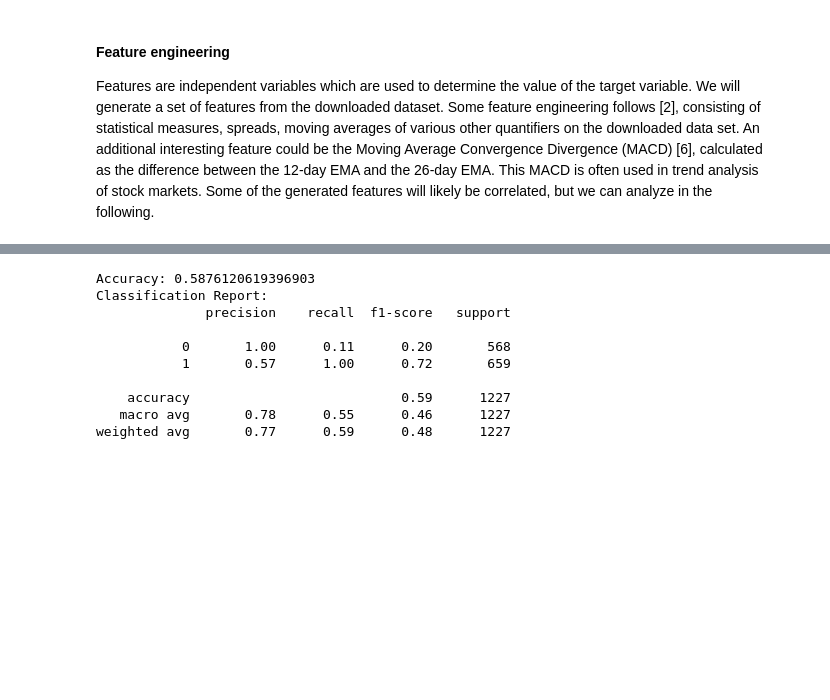
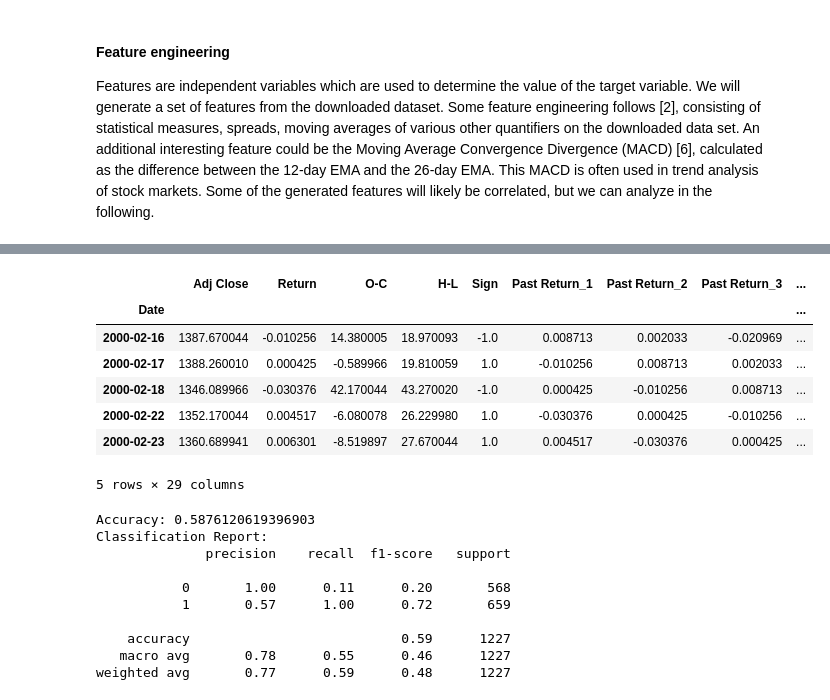
Before and after one commit to heidi123123/cqf, a Jupyter notebook: Exams/3/Exam 3.ipynb, the cells around one changed output, grey strips where cells are left out. Drawn from its saved outputs; the diff is of its cells as text; code cells hidden in the pictures; blank space fills up the shorter version.

```diff
--- a/Exams/3/Exam 3.ipynb
+++ b/Exams/3/Exam 3.ipynb
@@ -260,3 +229,37 @@ features.head()
+# %%
+def get_features(df):
+    df['O-C'] = df['Open'] - df['Close']  # difference between open and close prices, measuring intraday movement range
+    df['H-L'] = df['High'] - df['Low']  # difference between high and low prices, measuring intraday range
+    df['Sign'] = np.sign(np.log(df['Close'] / df['Close'].shift(1)))  # sign of return
+
+    for lag in [1, 2, 3, 5, 10, 30]:  # lagged returns for different lag periods
+        df[f'Past Return_{lag}'] = df['Return'].shift(lag)
+
+    for momentum_period in [1, 2, 3, 5, 10, 30]:  # price change over different momentum periods
+        df[f'Momentum_{momentum_period}'] = df['Close'] - df['Close'].shift(momentum_period)
+
+    for sma_period in [1, 2, 3, 5, 10, 30]:  # simple moving average over various time periods
+        df[f'SMA_{sma_period}'] = df['Close'].rolling(window=sma_period).mean()
+
+    for ema_period in [1, 2, 3, 5, 10, 30]:  # exponential moving average over various time periods
+        df[f'EMA_{ema_period}'] = df['Close'].ewm(span=ema_period, adjust=False).mean()
+
+    df.dropna(inplace=True)
+    features = df.drop(['Open', 'High', 'Low', 'Close', 'Volume'], axis=1)
+    return features
+
+
+features = get_features(df)
+features.head()
+# %% [output]
+|  | Adj Close | Return | O-C | H-L | Sign | Past Return_1 | Past Return_2 | Past Return_3 | ... |
+| Date |  |  |  |  |  |  |  |  | ... |
+| 2000-02-16 | 1387.670044 | -0.010256 | 14.380005 | 18.970093 | -1.0 | 0.008713 | 0.002033 | -0.020969 | ... |
+| 2000-02-17 | 1388.260010 | 0.000425 | -0.589966 | 19.810059 | 1.0 | -0.010256 | 0.008713 | 0.002033 | ... |
+| 2000-02-18 | 1346.089966 | -0.030376 | 42.170044 | 43.270020 | -1.0 | 0.000425 | -0.010256 | 0.008713 | ... |
+| 2000-02-22 | 1352.170044 | 0.004517 | -6.080078 | 26.229980 | 1.0 | -0.030376 | 0.000425 | -0.010256 | ... |
+| 2000-02-23 | 1360.689941 | 0.006301 | -8.519897 | 27.670044 | 1.0 | 0.004517 | -0.030376 | 0.000425 | ... |
+5 rows × 29 columns
 # %%
 # Specify X
 X = features.values
```
Also changed, not shown: parts of 4 cells of this notebook.
